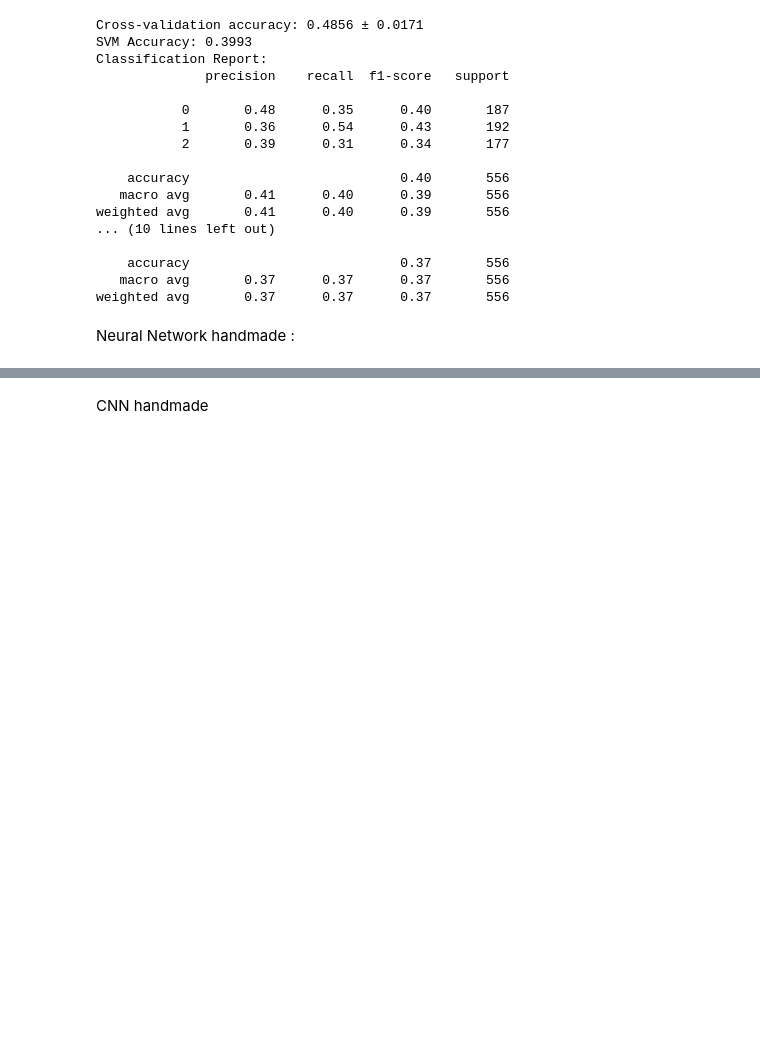
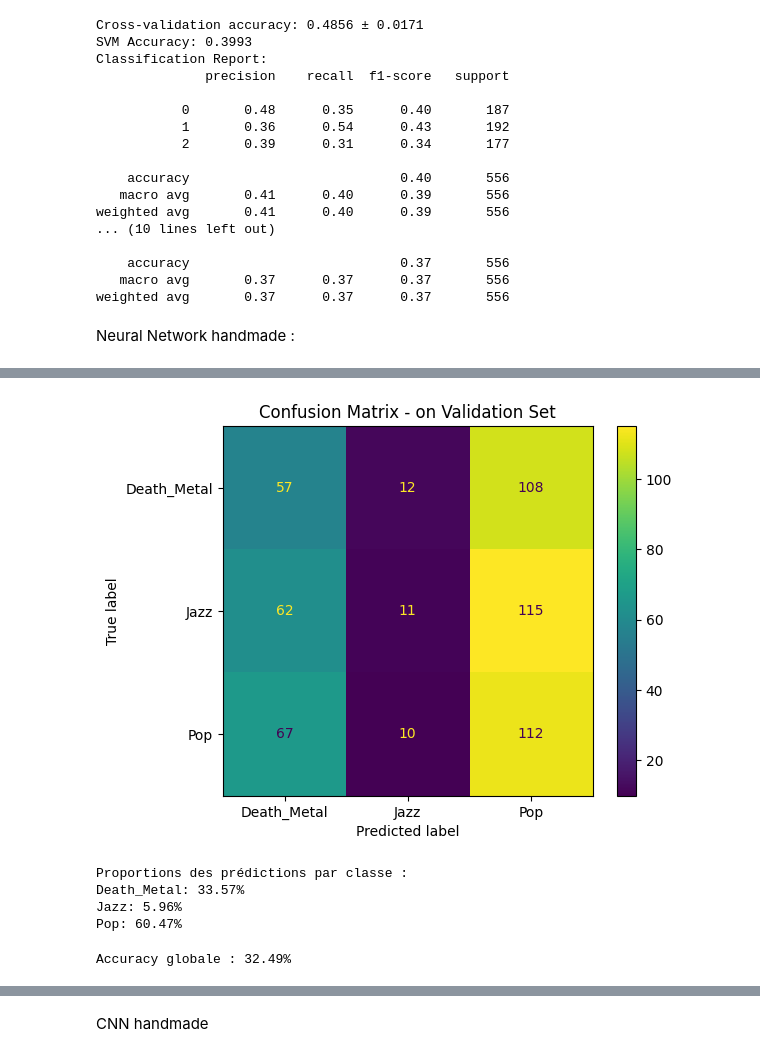
Before and after one commit to guilhemgrvx/AML_project, a Jupyter notebook: Prediction.ipynb, the cells around one changed output, grey strips where cells are left out. Drawn from its saved outputs; the diff is of its cells as text; code cells hidden in the pictures; blank space fills up the shorter version.

```diff
--- a/Prediction.ipynb
+++ b/Prediction.ipynb
@@ -312,0 +344,35 @@ Epoch 10/10
+# %%
+from sklearn.metrics import confusion_matrix, ConfusionMatrixDisplay
+
+# Calcul de la matrice de confusion
+cm = confusion_matrix(true_labels, predictions, labels=np.arange(num_classes))
+
+# Affichage de la matrice
+disp = ConfusionMatrixDisplay(confusion_matrix=cm, display_labels=class_names)
+disp.plot(cmap='viridis', colorbar=True)
+plt.title("Confusion Matrix - on Validation Set")
+plt.show()
+# %% [output]
+[figure, added]
+# %%
+import numpy as np
+
+# Calcul des proportions de prédictions pour chaque classe
+unique, counts = np.unique(predictions, return_counts=True)
+proportions = dict(zip(class_names, counts / len(predictions)))
+
+print("Proportions des prédictions par classe :")
+for class_name, prop in proportions.items():
+    print(f"{class_name}: {prop:.2%}")
+# %% [output]
+Proportions des prédictions par classe :
+Death_Metal: 33.57%
+Jazz: 5.96%
+Pop: 60.47%
+# %%
+from sklearn.metrics import accuracy_score
+
+accuracy = accuracy_score(true_labels, predictions)
+print(f"Accuracy globale : {accuracy:.2%}")
+# %% [output]
+Accuracy globale : 32.49%
```
Also changed, not shown: parts of 14 cells of this notebook, 1 other file.
